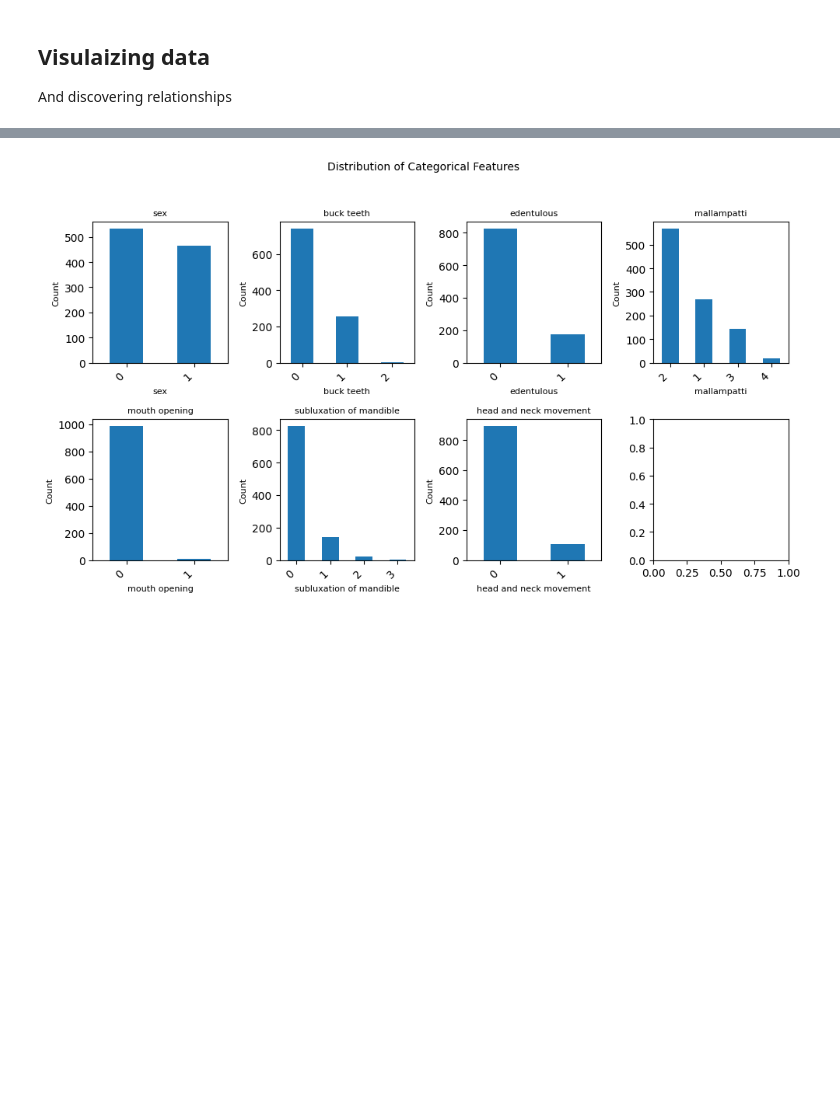
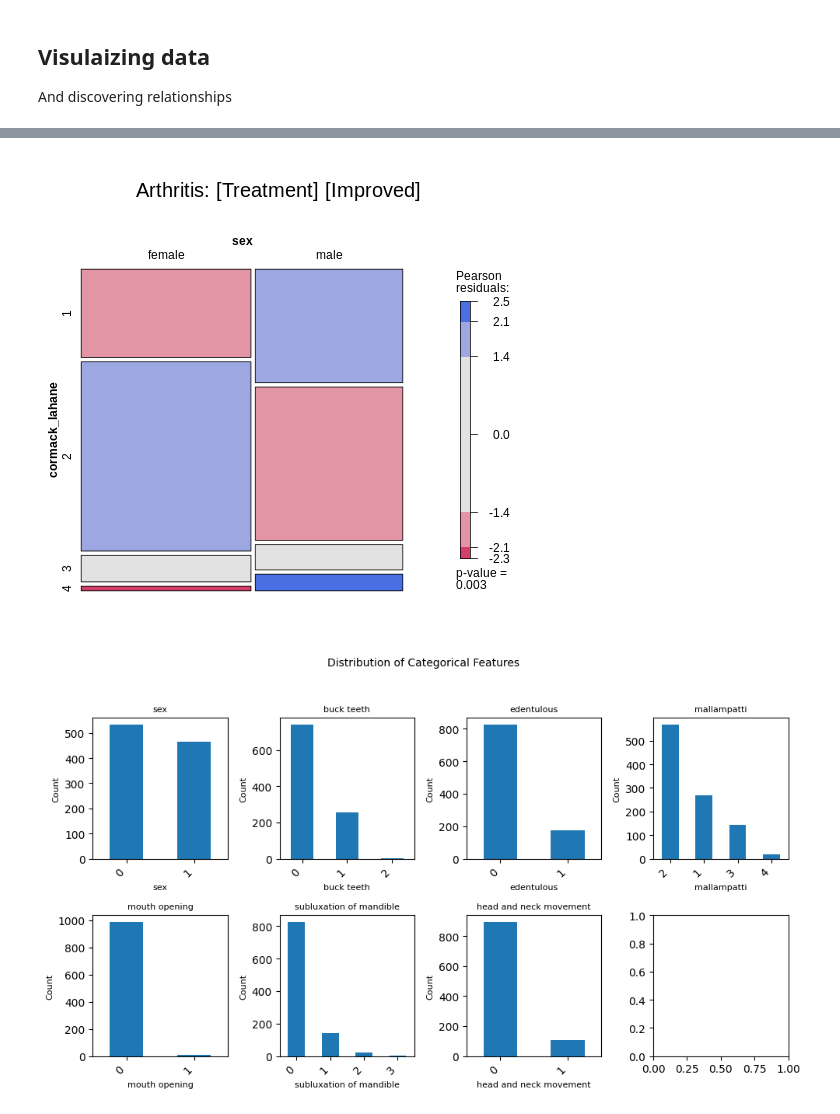
Before and after one commit to harnalashok/classification, a Jupyter notebook: airways.ipynb, the cells around one changed output, grey strips where cells are left out. Cells and saved outputs as stored; diff of their text form; code cells hidden in the pictures; blank space fills up the shorter version.

```diff
--- a/airways.ipynb
+++ b/airways.ipynb
@@ -362,10 +365,14 @@ And discovering relationships
 library(readr)
 
 # Replace 'your_file.csv' with the actual file path
-df <- read_csv("https://raw.githubusercontent.com/harnalashok/classification/refs/heads/main/data/airways_mod_ver4.csv")
+df_r <- read_csv("https://raw.githubusercontent.com/harnalashok/classification/refs/heads/main/data/airways_mod_ver4.csv")
 
 # Print the first few rows of the data frame to verify
-head(df)
+head(df_r)
+colnames(df_r) <- c("age", "sex", "height", "subluxation_of_mandible", "head_and_neck_movement",
+                  "buck_teeth", "edentulous", "bmi", "sternomental_distance",
+                  "thyromental_distance", "mallampatti", "mouth_opening", "cormack_lahane")
+head(df_r)
 # %% [output]
 Rows: 1000 Columns: 13
 ── Column specification ────────────────────────────────────────────────────────
@@ -387,3 +397,36 @@ dbl (12): age, height, subluxation of mandible, head and neck movement, buck...
+# %%
+%%R
+
+# Load necessary library
+library(vcd)
+library(gridExtra)
+# Set up a 1x2 grid
+par(mfrow = c(1, 2))
+
+art1 <- xtabs(~mallampatti + cormack_lahane, data = df)
+plot1 = mosaic(art1, gp = shading_max, split_vertical = TRUE, main="Mallampati vs Cormack Lahane")
+
+
+art2 <- xtabs(~sex + cormack_lahane, data = df)
+mosaic(art2, gp = shading_max, split_vertical = TRUE, main="Sex vs Cormack Lahane")
+
+grid.arrange(plot1, plot2, ncol=2)
+
+art <- xtabs(~mallampatti + cormack_lahane, data = df_r)
+
+
+plot2 = mosaic(art, gp = shading_max,
+            split_vertical = TRUE,
+             main="Arthritis: [Treatment] [Improved]")
+
+art1 <- xtabs(~sex + cormack_lahane, data = df_r)
+
+
+mosaic(art1, gp = shading_max,
+            split_vertical = TRUE,
+             main="Arthritis: [Treatment] [Improved]")
+# %% [output]
+[figure, added]
 # %%
 # prompt: Plot distributions of all features of df_cat in 2 X 4 matrix. Plot graph titles in fontsize of 8 and axis labels also in fontsize of 8. Give overall title as Distribution of Categorical Features
 
```
Also changed, not shown: parts of 2 cells of this notebook.
